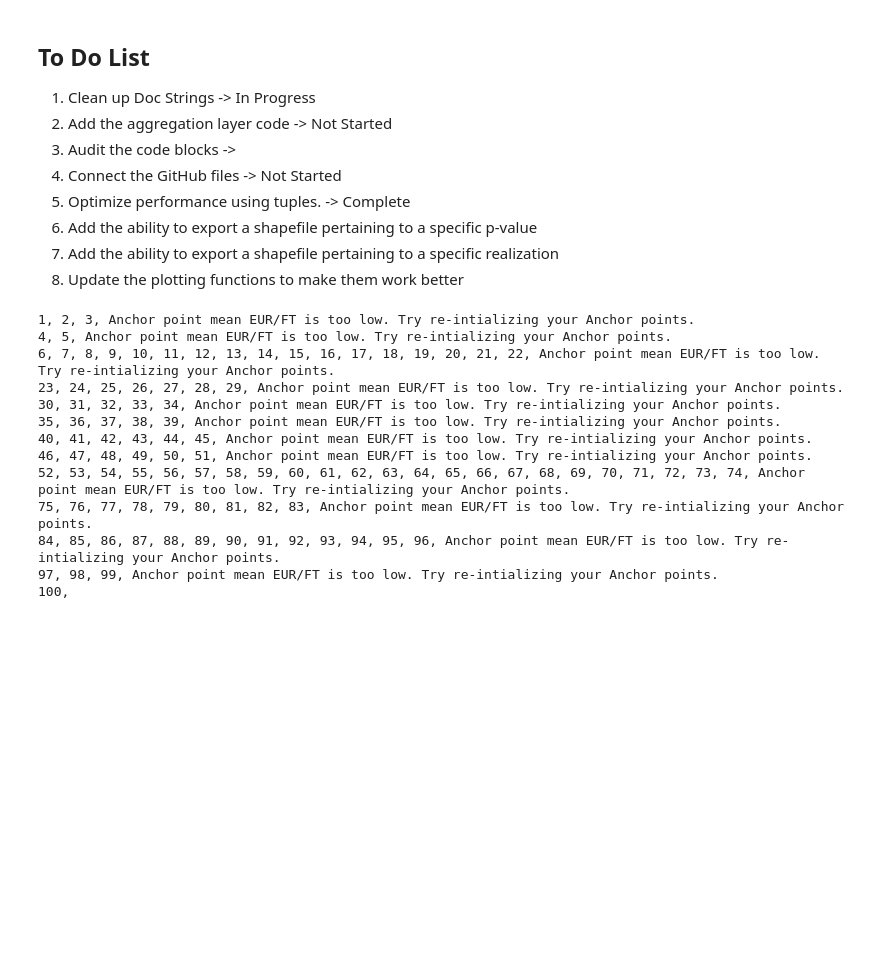
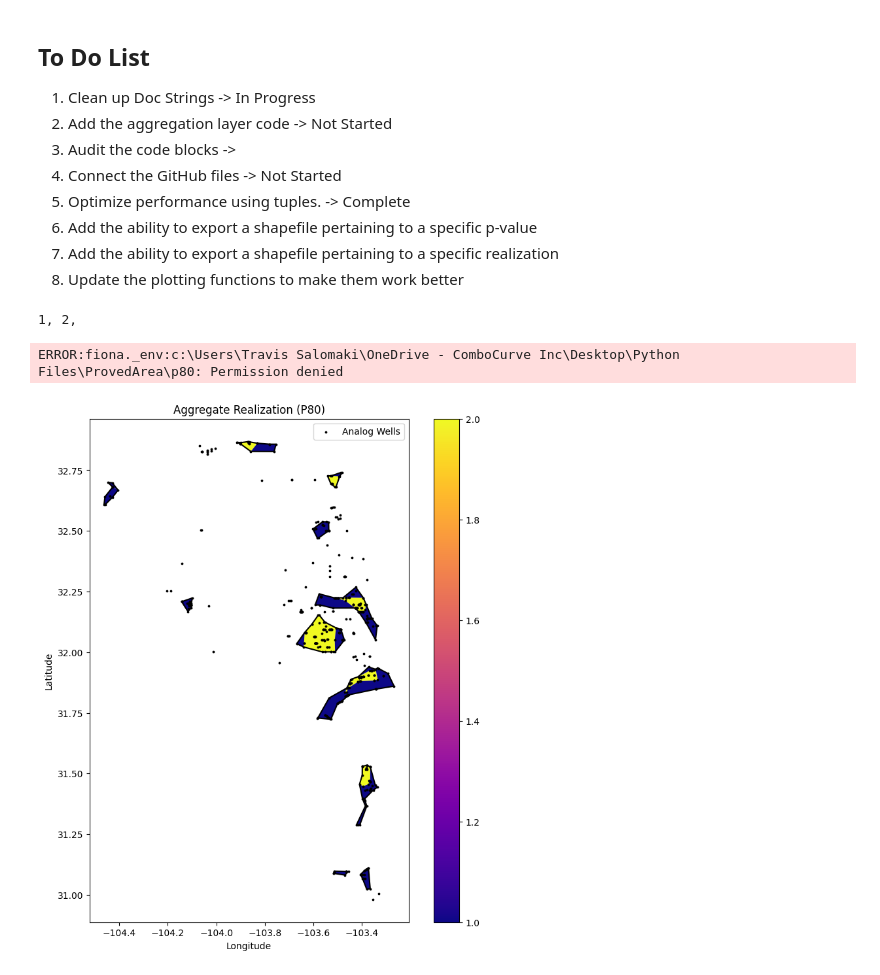
Before and after one commit to TravisSalomaki/ProvedArea, a Jupyter notebook: ProvedArea.ipynb, the cells around one changed output. Drawn from its saved outputs; the diff is of its cells as text; code cells hidden in the pictures; blank space fills up the shorter version.

```diff
--- a/ProvedArea.ipynb
+++ b/ProvedArea.ipynb
@@ -483,19 +502,15 @@ class ProvedArea:
         ax.legend()
         return None
 # %%
-g = ProvedArea(100)
+g = ProvedArea(2)
 g.driver()
 # %% [output]
-1, 2, 3, Anchor point mean EUR/FT is too low. Try re-intializing your Anchor points.
-4, 5, Anchor point mean EUR/FT is too low. Try re-intializing your Anchor points.
-6, 7, 8, 9, 10, 11, 12, 13, 14, 15, 16, 17, 18, 19, 20, 21, 22, Anchor point mean EUR/FT is too low. Try re-intializing your Anchor points.
-23, 24, 25, 26, 27, 28, 29, Anchor point mean EUR/FT is too low. Try re-intializing your Anchor points.
-30, 31, 32, 33, 34, Anchor point mean EUR/FT is too low. Try re-intializing your Anchor points.
-35, 36, 37, 38, 39, Anchor point mean EUR/FT is too low. Try re-intializing your Anchor points.
-40, 41, 42, 43, 44, 45, Anchor point mean EUR/FT is too low. Try re-intializing your Anchor points.
-46, 47, 48, 49, 50, 51, Anchor point mean EUR/FT is too low. Try re-intializing your Anchor points.
-52, 53, 54, 55, 56, 57, 58, 59, 60, 61, 62, 63, 64, 65, 66, 67, 68, 69, 70, 71, 72, 73, 74, Anchor point mean EUR/FT is too low. Try re-intializing your Anchor points.
-75, 76, 77, 78, 79, 80, 81, 82, 83, Anchor point mean EUR/FT is too low. Try re-intializing your Anchor points.
-84, 85, 86, 87, 88, 89, 90, 91, 92, 93, 94, 95, 96, Anchor point mean EUR/FT is too low. Try re-intializing your Anchor points.
-97, 98, 99, Anchor point mean EUR/FT is too low. Try re-intializing your Anchor points.
-100,
+1, 2,
+# %%
+g.export_shapefiles(0.8)
+# %% [output]
+ERROR:fiona._env:c:\Users\Travis Salomaki\OneDrive - ComboCurve Inc\Desktop\Python Files\ProvedArea\p80: Permission denied
+# %%
+g.plot_aggregate_realization(0.8)
+# %% [output]
+[figure, added]
```
Also changed, not shown: parts of 1 cell of this notebook.
